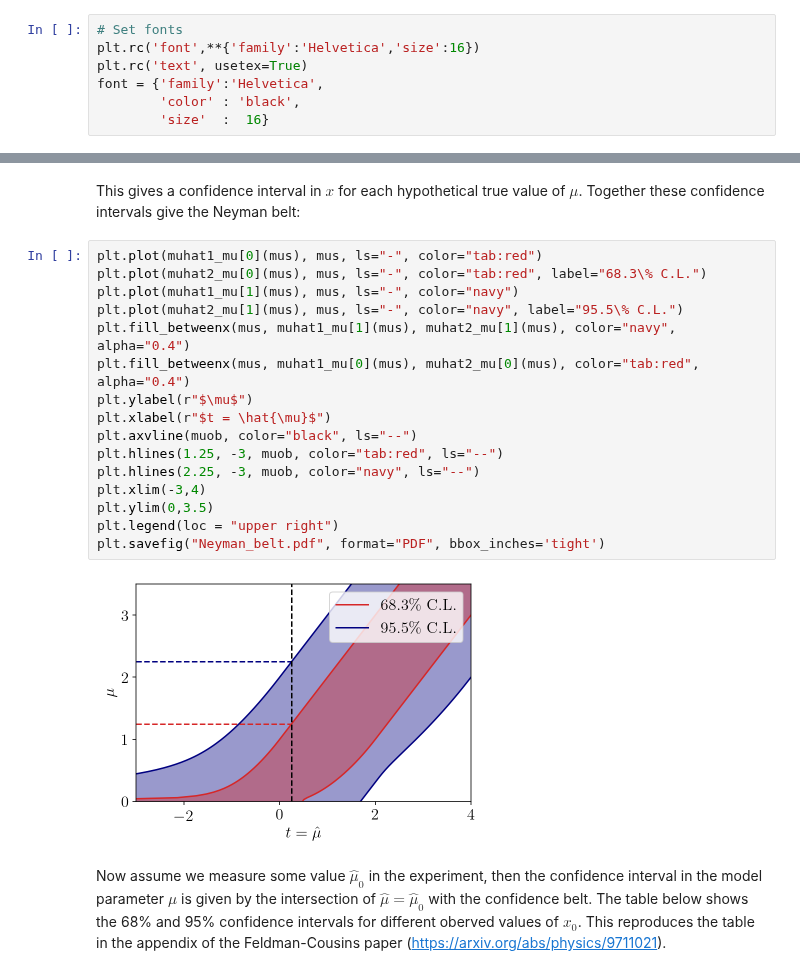
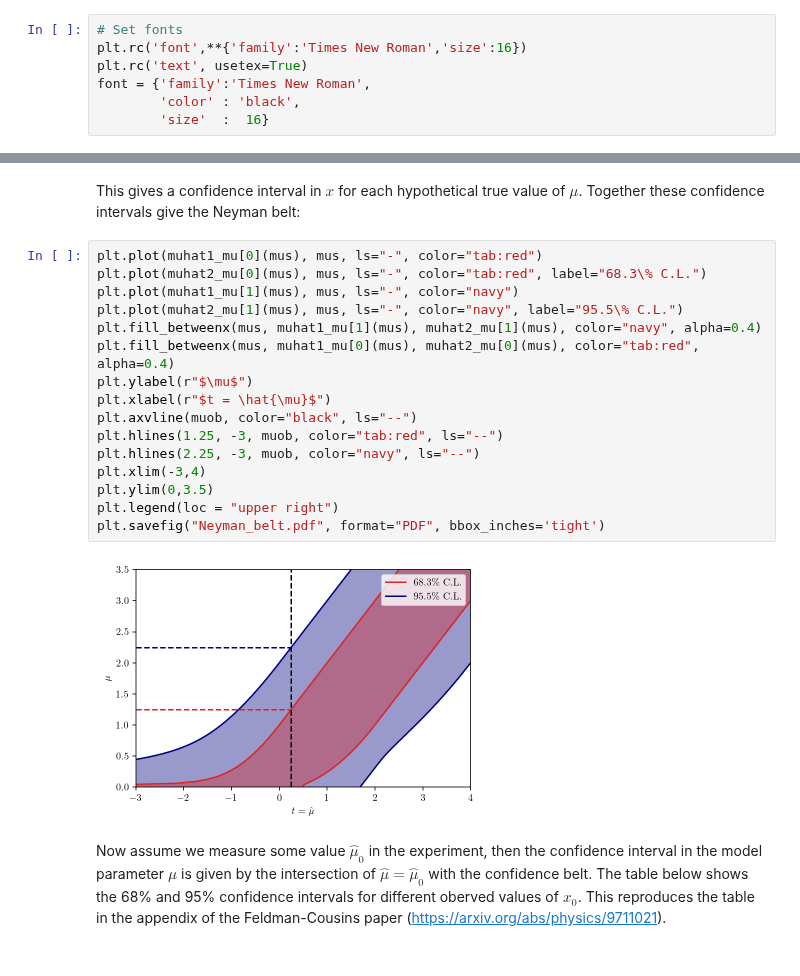
Before and after one commit to LauraHerold/pinc, a Jupyter notebook: asymptotic_checks/notebooks_Neyman_Gaussian/Neyman_construction.ipynb, the cells around one changed output, grey strips where cells are left out. Cells and saved outputs as stored; diff of their text form.

```diff
--- a/asymptotic_checks/notebooks_Neyman_Gaussian/Neyman_construction.ipynb
+++ b/asymptotic_checks/notebooks_Neyman_Gaussian/Neyman_construction.ipynb
@@ -15,9 +15,9 @@ from scipy.stats import chi2
 boundary = True
 # %%
 # Set fonts
-plt.rc('font',**{'family':'Helvetica','size':16})
+plt.rc('font',**{'family':'Times New Roman','size':16})
 plt.rc('text', usetex=True)
-font = {'family':'Helvetica',
+font = {'family':'Times New Roman',
         'color' : 'black',
         'size'  :  16}
 # %% [markdown]
@@ -124,21 +124,21 @@ This gives a confidence interval in $x$ for each hypothetical true value of $\mu
 # %%
 plt.plot(muhat1_mu[0](mus), mus, ls="-", color="tab:red")
 plt.plot(muhat2_mu[0](mus), mus, ls="-", color="tab:red", label="68.3\% C.L.")
 plt.plot(muhat1_mu[1](mus), mus, ls="-", color="navy")
 plt.plot(muhat2_mu[1](mus), mus, ls="-", color="navy", label="95.5\% C.L.")
-plt.fill_betweenx(mus, muhat1_mu[1](mus), muhat2_mu[1](mus), color="navy", alpha="0.4")
-plt.fill_betweenx(mus, muhat1_mu[0](mus), muhat2_mu[0](mus), color="tab:red", alpha="0.4")
+plt.fill_betweenx(mus, muhat1_mu[1](mus), muhat2_mu[1](mus), color="navy", alpha=0.4)
+plt.fill_betweenx(mus, muhat1_mu[0](mus), muhat2_mu[0](mus), color="tab:red", alpha=0.4)
 plt.ylabel(r"$\mu$")
 plt.xlabel(r"$t = \hat{\mu}$")
 plt.axvline(muob, color="black", ls="--")
 plt.hlines(1.25, -3, muob, color="tab:red", ls="--")
 plt.hlines(2.25, -3, muob, color="navy", ls="--")
 plt.xlim(-3,4)
 plt.ylim(0,3.5)
 plt.legend(loc = "upper right")
 plt.savefig("Neyman_belt.pdf", format="PDF", bbox_inches='tight')
 # %% [output]
-[figure, old version]
+[figure, new version]
 # %% [markdown]
 Now assume we measure some value $\hat\mu_0$ in the experiment, then the confidence interval in the model parameter $\mu$ is given by the intersection of $\hat\mu=\hat\mu_0$ with the confidence belt. The table below shows the 68\% and 95\% confidence intervals for different oberved values of $x_0$. This reproduces the table in the appendix of the Feldman-Cousins paper (https://arxiv.org/abs/physics/9711021).
 # %%
```
Also changed, not shown: parts of 6 cells of this notebook.
